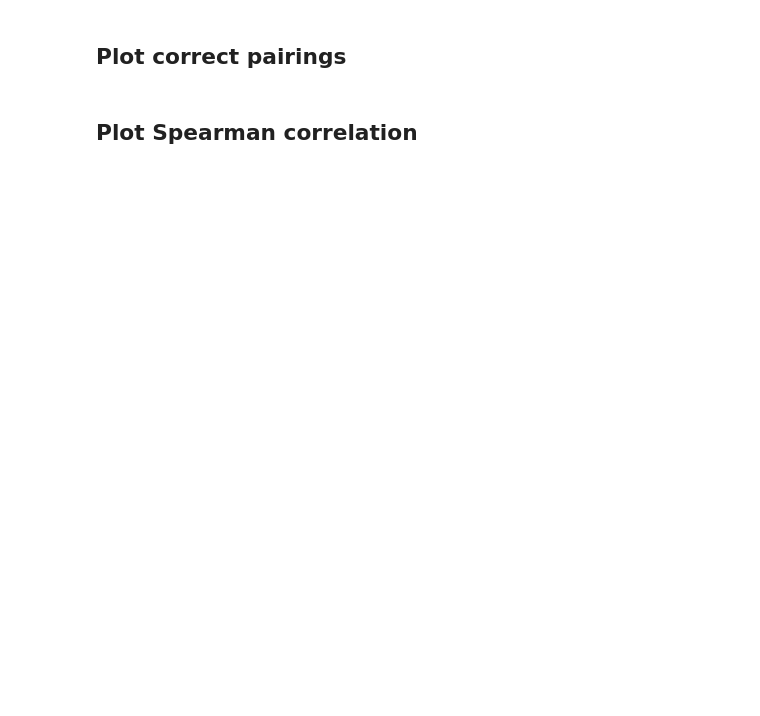
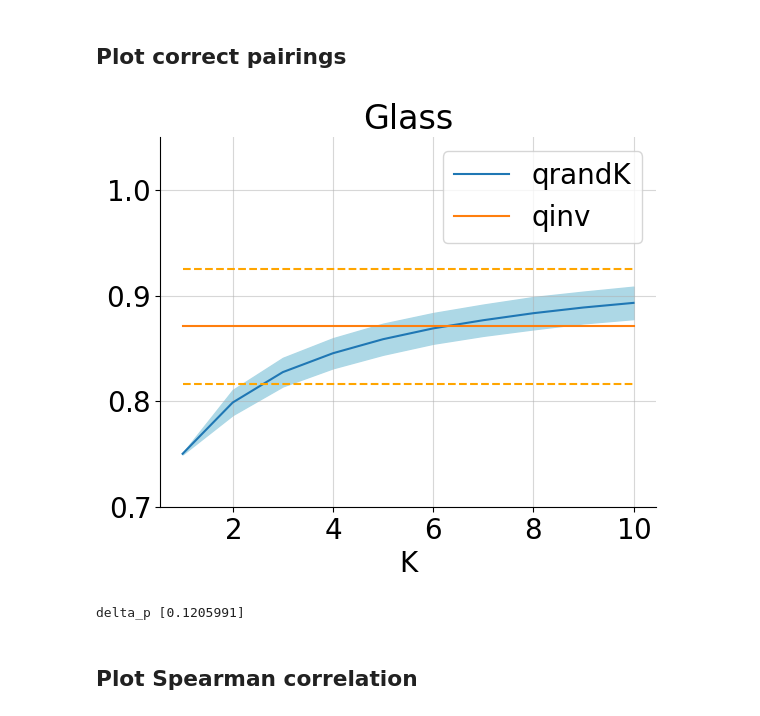
Before and after one commit to annahedstroem/eval-project, a Jupyter notebook: nbs/3-plot.ipynb, the cells around one changed output. Cells and saved outputs as stored; diff of their text form; code cells hidden in the pictures; blank space fills up the shorter version.

```diff
--- a/nbs/3-plot.ipynb
+++ b/nbs/3-plot.ipynb
@@ -132,18 +181,23 @@ with open(os.path.join(DATA_PATH, 'dataset-counts.json'), 'w') as fOut:
 # %% [markdown]
 ## Plot correct pairings
 # %%
-plt.figure(figsize=(3,2))
+#plt.figure(figsize=(3,2))
 plt.fill_between(range(1,11), result_dict['correct_pairings_basX_mean']+result_dict['correct_pairings_basX_std'], result_dict['correct_pairings_basX_mean']-result_dict['correct_pairings_basX_std'], color='lightblue')
-plt.plot(range(1,11),result_dict['correct_pairings_basX_mean'], label='qbasK')
+plt.plot(range(1,11),result_dict['correct_pairings_basX_mean'], label='qrandK')
 #plt.title(f'Correct pairs vs. K - {DATASET_NAME.capitalize()}')
 plt.title(f'{DATASET_NAME.capitalize()}')
 plt.plot([1,10], [result_dict['correct_pairings_inv_mean']+result_dict['correct_pairings_inv_std'], result_dict['correct_pairings_inv_mean']+result_dict['correct_pairings_inv_std']], color='orange', linestyle = 'dashed')
 plt.plot([1,10], [result_dict['correct_pairings_inv_mean']-result_dict['correct_pairings_inv_std'], result_dict['correct_pairings_inv_mean']-result_dict['correct_pairings_inv_std']], color='orange', linestyle = 'dashed')
 plt.plot([1,10],[result_dict['correct_pairings_inv_mean'],result_dict['correct_pairings_inv_mean']], label='qinv')
 plt.ylim(0.7,1.05)
+plt.xlabel('K')
+#plt.ylabel('q')
 plt.legend()
 plt.savefig(os.path.join(PROJ_DIR, 'results', 'plots', f'{DATASET_NAME}_{MODEL_NAME}{GENERATION_MODE}_correct_pairs.png'))
 plt.show()
 
 delta_p = result_dict['correct_pairings_inv_mean']-result_dict['correct_pairings_basX_mean'][0]
 print('delta_p', delta_p)
+# %% [output]
+[figure, added]
+delta_p [0.1205991]
```
Also changed, not shown: parts of 7 cells of this notebook, 8 other files.
